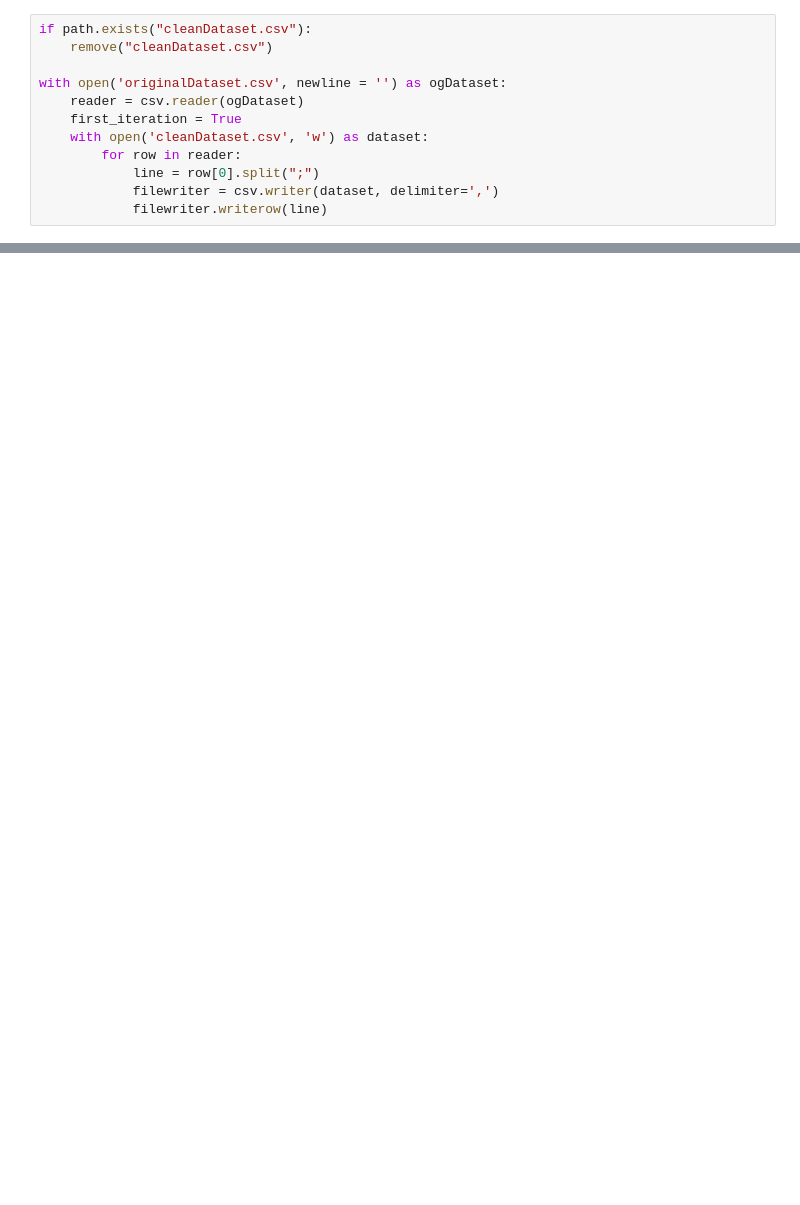
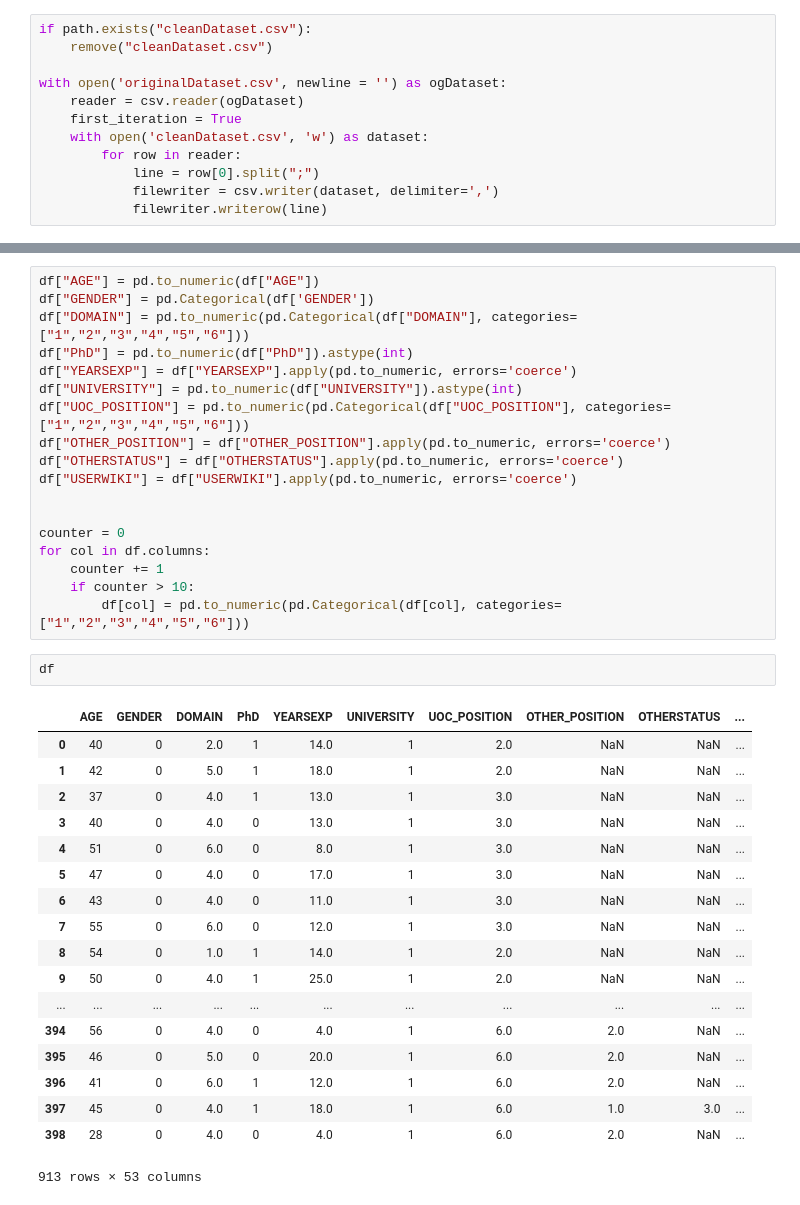
Before and after one commit to vishalhundal/ICX-Data-Science-Challenge, a Jupyter notebook: ICX Media Data Science Challenge.ipynb, the cells around one changed output, grey strips where cells are left out. Saved outputs shown, nothing was run; the diff lists cells and outputs as text; blank space fills up the shorter version.

```diff
--- a/ICX Media Data Science Challenge.ipynb
+++ b/ICX Media Data Science Challenge.ipynb
@@ -104,0 +116,39 @@ pd.read_csv("cleanDataset.csv")
+# %%
+df["AGE"] = pd.to_numeric(df["AGE"])
+df["GENDER"] = pd.Categorical(df['GENDER'])
+df["DOMAIN"] = pd.to_numeric(pd.Categorical(df["DOMAIN"], categories=["1","2","3","4","5","6"]))
+df["PhD"] = pd.to_numeric(df["PhD"]).astype(int)
+df["YEARSEXP"] = df["YEARSEXP"].apply(pd.to_numeric, errors='coerce')
+df["UNIVERSITY"] = pd.to_numeric(df["UNIVERSITY"]).astype(int)
+df["UOC_POSITION"] = pd.to_numeric(pd.Categorical(df["UOC_POSITION"], categories=["1","2","3","4","5","6"]))
+df["OTHER_POSITION"] = df["OTHER_POSITION"].apply(pd.to_numeric, errors='coerce')
+df["OTHERSTATUS"] = df["OTHERSTATUS"].apply(pd.to_numeric, errors='coerce')
+df["USERWIKI"] = df["USERWIKI"].apply(pd.to_numeric, errors='coerce')
+
+
+counter = 0
+for col in df.columns:
+    counter += 1
+    if counter > 10:
+        df[col] = pd.to_numeric(pd.Categorical(df[col], categories=["1","2","3","4","5","6"]))
+# %%
+df
+# %% [output]
+|  | AGE | GENDER | DOMAIN | PhD | YEARSEXP | UNIVERSITY | UOC_POSITION | OTHER_POSITION | OTHERSTATUS | ... |
+| 0 | 40 | 0 | 2.0 | 1 | 14.0 | 1 | 2.0 | NaN | NaN | ... |
+| 1 | 42 | 0 | 5.0 | 1 | 18.0 | 1 | 2.0 | NaN | NaN | ... |
+| 2 | 37 | 0 | 4.0 | 1 | 13.0 | 1 | 3.0 | NaN | NaN | ... |
+| 3 | 40 | 0 | 4.0 | 0 | 13.0 | 1 | 3.0 | NaN | NaN | ... |
+| 4 | 51 | 0 | 6.0 | 0 | 8.0 | 1 | 3.0 | NaN | NaN | ... |
+| 5 | 47 | 0 | 4.0 | 0 | 17.0 | 1 | 3.0 | NaN | NaN | ... |
+| 6 | 43 | 0 | 4.0 | 0 | 11.0 | 1 | 3.0 | NaN | NaN | ... |
+| 7 | 55 | 0 | 6.0 | 0 | 12.0 | 1 | 3.0 | NaN | NaN | ... |
+| 8 | 54 | 0 | 1.0 | 1 | 14.0 | 1 | 2.0 | NaN | NaN | ... |
+| 9 | 50 | 0 | 4.0 | 1 | 25.0 | 1 | 2.0 | NaN | NaN | ... |
+| ... | ... | ... | ... | ... | ... | ... | ... | ... | ... | ... |
+| 394 | 56 | 0 | 4.0 | 0 | 4.0 | 1 | 6.0 | 2.0 | NaN | ... |
+| 395 | 46 | 0 | 5.0 | 0 | 20.0 | 1 | 6.0 | 2.0 | NaN | ... |
+| 396 | 41 | 0 | 6.0 | 1 | 12.0 | 1 | 6.0 | 2.0 | NaN | ... |
+| 397 | 45 | 0 | 4.0 | 1 | 18.0 | 1 | 6.0 | 1.0 | 3.0 | ... |
+| 398 | 28 | 0 | 4.0 | 0 | 4.0 | 1 | 6.0 | 2.0 | NaN | ... |
+913 rows × 53 columns
```
Also changed, not shown: parts of 6 cells of this notebook, 1 other file.
